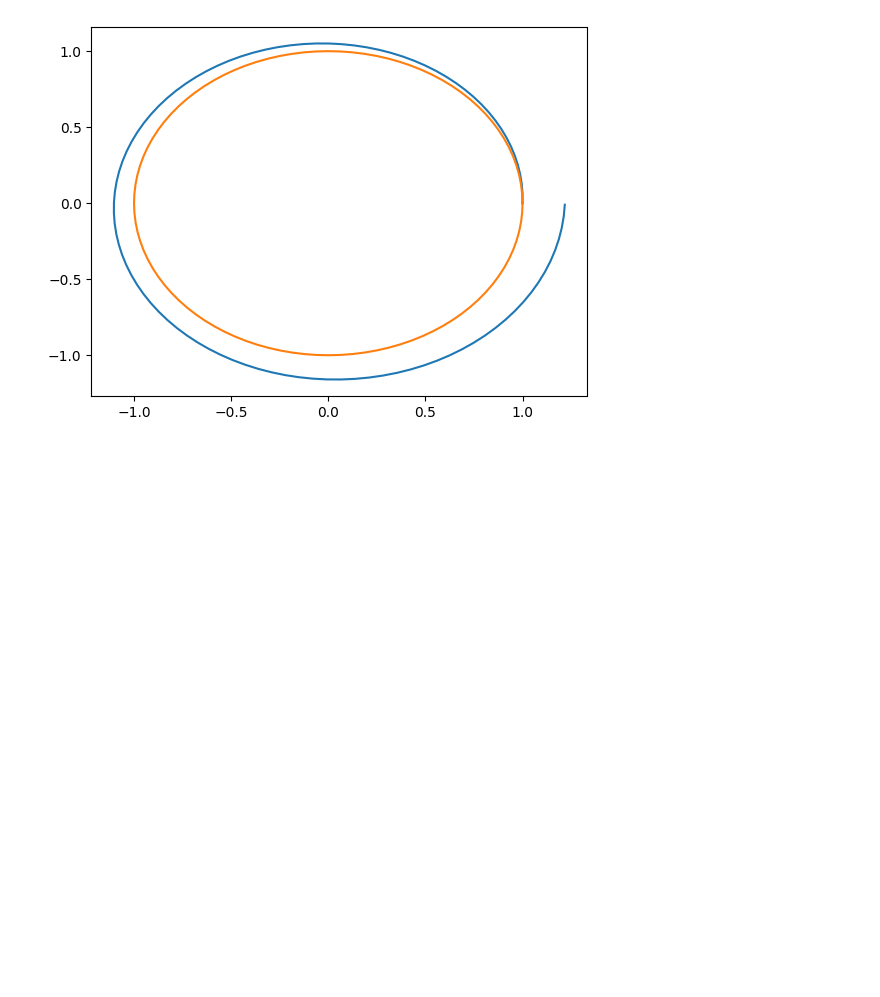
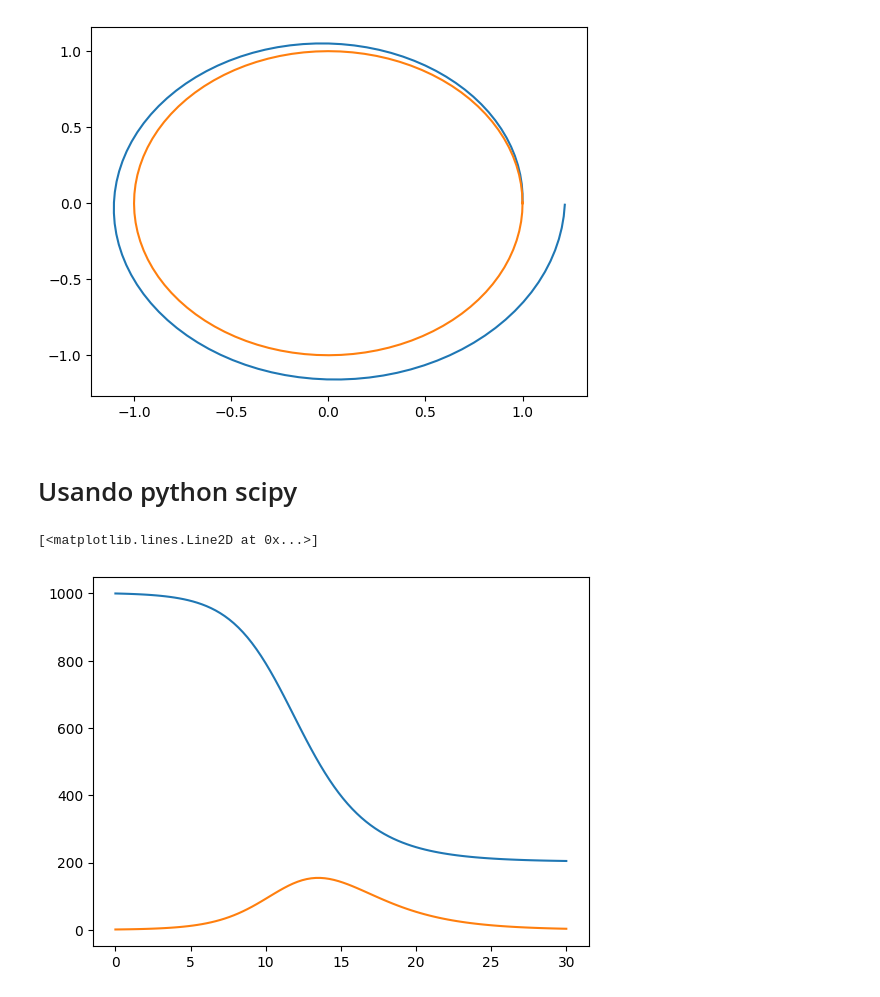
Before and after one commit to JuanDavidSantacruzRoca/MetodosComputacionalesII, a Jupyter notebook: Week2/RungeKutta.ipynb, the cells around one changed output. Saved outputs shown, nothing was run; the diff lists cells and outputs as text; code cells hidden in the pictures; blank space fills up the shorter version.

```diff
--- a/Week2/RungeKutta.ipynb
+++ b/Week2/RungeKutta.ipynb
@@ -163,3 +163,23 @@ plt.plot(Re2,Im2)
 # %% [output]
 [<matplotlib.lines.Line2D at 0x...>]
 [figure]
+# %% [markdown]
+# Usando python scipy
+# %%
+def System(r,t,beta,gamma):
+
+    dsdt = -beta*r[0]*r[1]
+    didt =  beta*r[0]*r[1] - gamma*r[1]
+
+    return [dsdt,didt]
+# %%
+t = np.linspace(0,30,100)
+# %%
+r0 = [1000,1]
+r = integrate.odeint( System, r0, t, args=(0.001,0.5) )
+# %%
+plt.plot(t,r[:,0])
+plt.plot(t,r[:,1])
+# %% [output]
+[<matplotlib.lines.Line2D at 0x...>]
+[figure, added]
```
Also changed, not shown: 1 other file.
